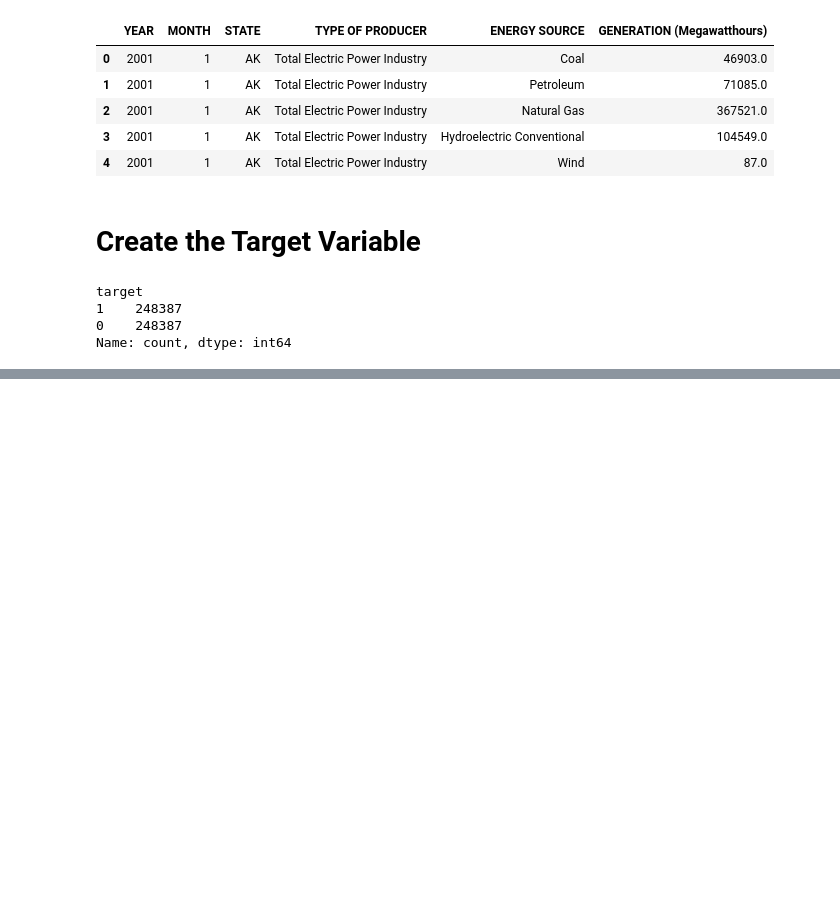
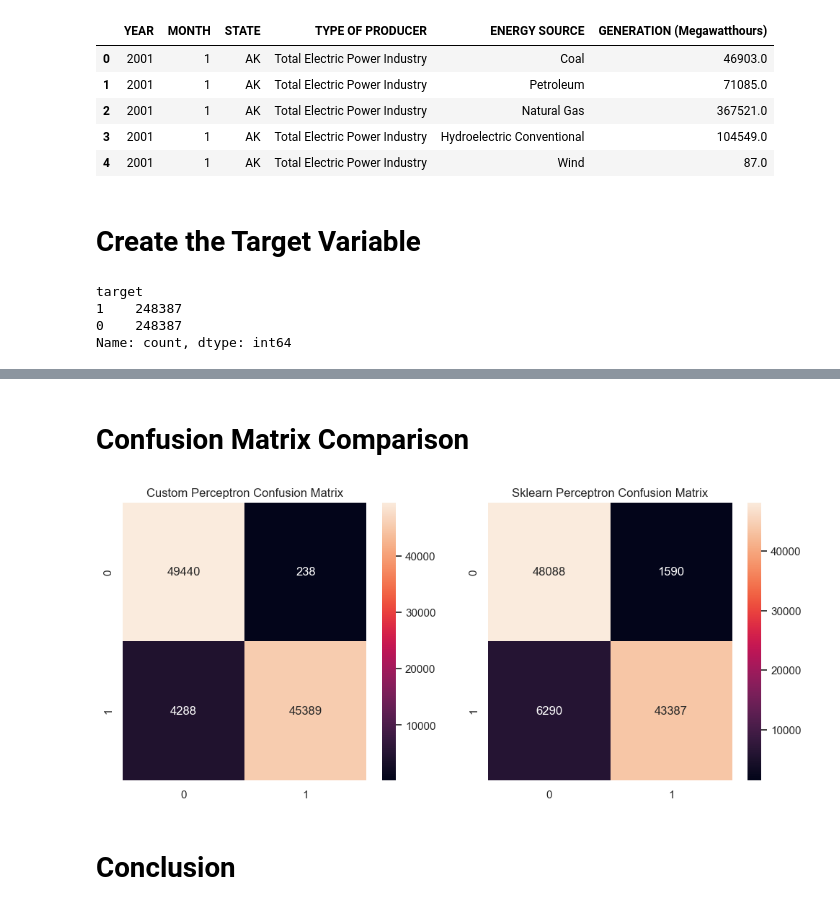
Before and after one commit to mk251-stack/INDE-577-Final-Project, a Jupyter notebook: examples/Supervised_Learning/Perceptron/Perceptron.ipynb, the cells around one changed output, grey strips where cells are left out. Cells and saved outputs as stored; diff of their text form; code cells hidden in the pictures; blank space fills up the shorter version.

```diff
--- a/examples/Supervised_Learning/Perceptron/Perceptron.ipynb
+++ b/examples/Supervised_Learning/Perceptron/Perceptron.ipynb
@@ -71,0 +114,12 @@ Name: count, dtype: int64
+# %%
+y_pred_train = model.predict(X_train)
+y_pred_test = model.predict(X_test)
+
+train_acc = accuracy_score(y_train, y_pred_train)
+test_acc = accuracy_score(y_test, y_pred_test)
+
+print("Custom Perceptron Train Accuracy:", train_acc)
+print("Custom Perceptron Test Accuracy:", test_acc)
+
+print("\nClassification Report:")
+print(classification_report(y_test, y_pred_test))
@@ -71,0 +153,9 @@ Name: count, dtype: int64
+# %%
+sk_model = SKPerceptron(max_iter=1000, eta0=0.01)
+sk_model.fit(X_train, y_train)
+
+sk_y_pred = sk_model.predict(X_test)
+
+print("Sklearn Perceptron Test Accuracy:", accuracy_score(y_test, sk_y_pred))
+print("\nClassification Report:")
+print(classification_report(y_test, sk_y_pred))
@@ -71,0 +174,16 @@ Name: count, dtype: int64
+# %% [markdown]
+# Confusion Matrix Comparison
+# %%
+fig, ax = plt.subplots(1, 2, figsize=(12, 5))
+
+sns.heatmap(confusion_matrix(y_test, y_pred_test), annot=True, fmt='d', ax=ax[0])
+ax[0].set_title("Custom Perceptron Confusion Matrix")
+
+sns.heatmap(confusion_matrix(y_test, sk_y_pred), annot=True, fmt='d', ax=ax[1])
+ax[1].set_title("Sklearn Perceptron Confusion Matrix")
+
+plt.show()
+# %% [output]
+[figure, added]
+# %% [markdown]
+# Conclusion
```
Also changed, not shown: parts of 15 cells of this notebook.
